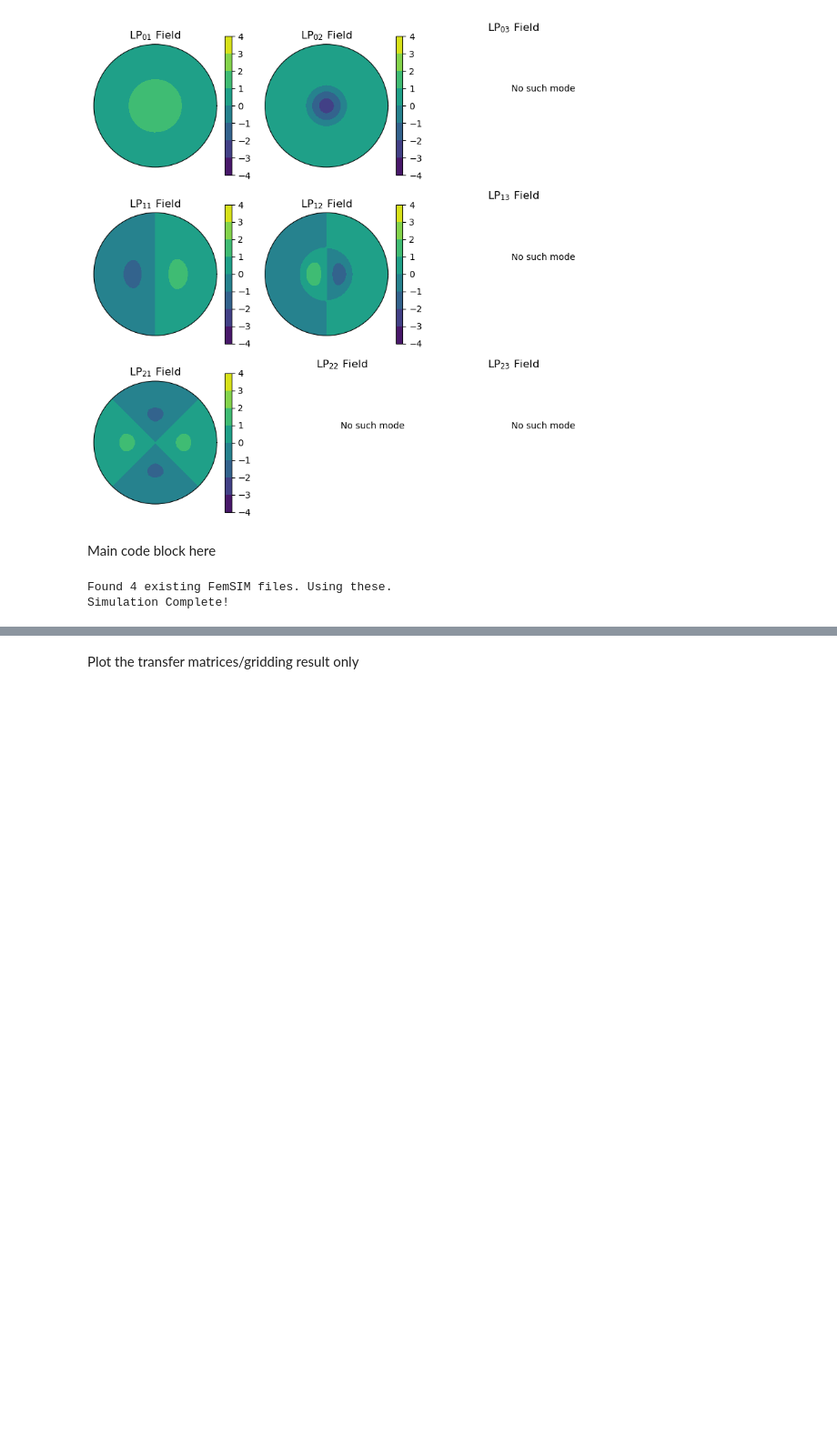
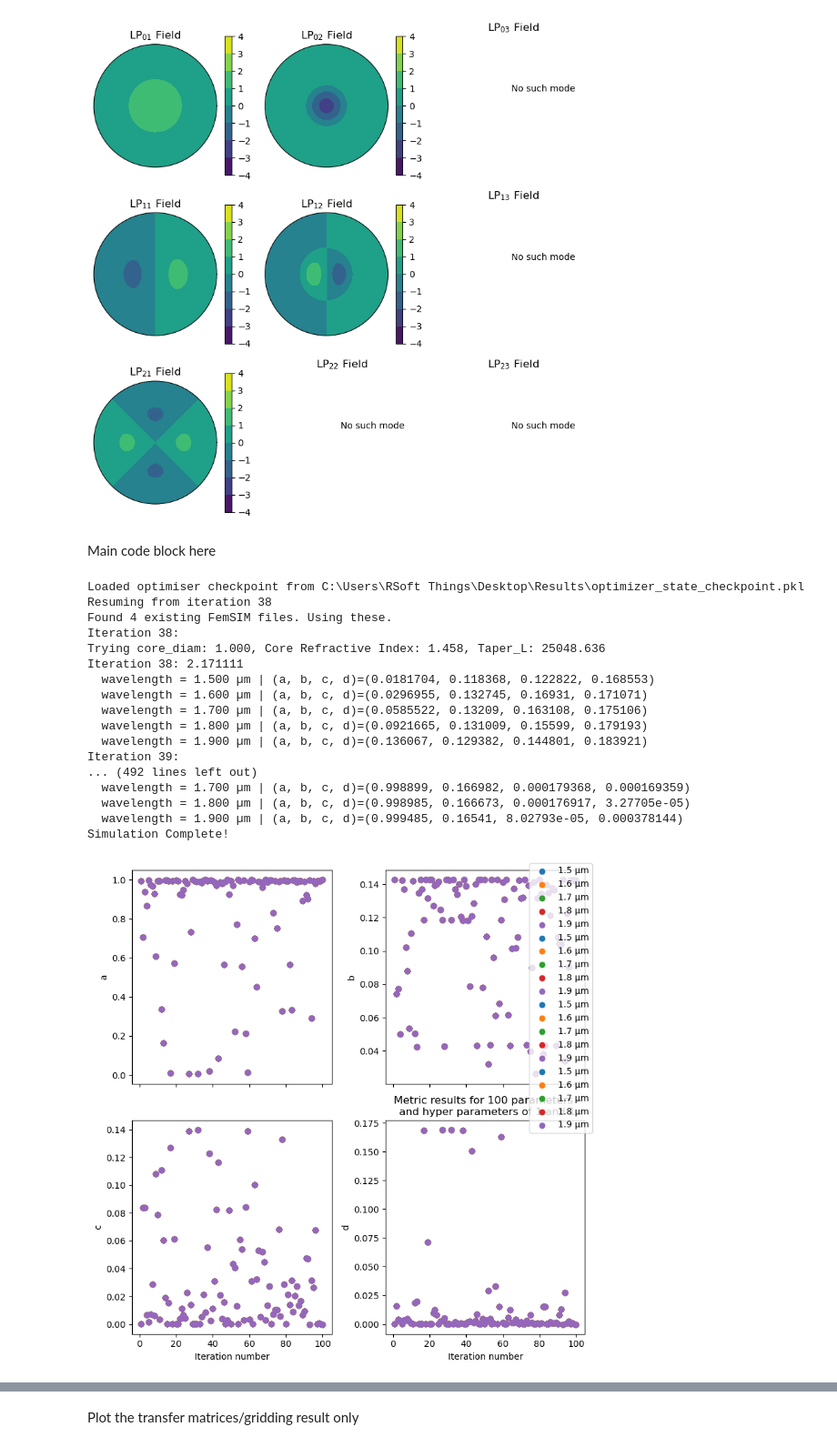
Before and after one commit to SAIL-Labs/RSoft-Automaton, a Jupyter notebook: Data_Manip.ipynb, the cells around one changed output, grey strips where cells are left out. Shown at 91% size. Saved outputs shown, nothing was run; the diff lists cells and outputs as text; code cells hidden in the pictures; blank space fills up the shorter version.

```diff
--- a/Data_Manip.ipynb
+++ b/Data_Manip.ipynb
@@ -140,12 +140,12 @@ simulation_val = {
     # "launch_mode": 0,
     # "launch_mode_radial": 1, # note: setting this to "*" will automatically set "launch_mode" to "*" in RSoft
     "launch_normalization": 1,
-    "core_to_monitor": 3, #note this is after reordering!
+    "core_to_monitor": 1, #note this is after reordering!
     "metric": 'TF',
-    "num_paras": 200, # number of samples to choose, scaled by n_points
+    "num_paras": 100, # number of samples to choose, scaled by n_points
     "n_points": 1, # number of simultaneous parameter vectors to sample
     "skip_core": None, #[5],
-    "add_cladding_to_cores": [0,1,3,4,5,6], #None ,#[0],[0,1,2,3,4,5,6,7],
+    "add_cladding_to_cores": None, # [0,1,3,4,5,6],#[0],[0,1,2,3,4,5,6,7],
     "fixed_fem_file": False,
     # these bottom 2 MUST be here for mode selective behaviour
     "mode_selective": 1, # 0 is no mode-selectivity
@@ -155,16 +155,16 @@ simulation_val = {
     "industry_neff_values": False,
     "industry_neff_file": r"C:\Users\RSoft Things\OneDrive - The University of Sydney (Students)\New Caprica Backup\industry_neff_values.txt",
     # code for user profiles
-    "use_profile": True, # determines whether user profiles are being used
+    "use_profile": False, # determines whether user profiles are being used
     "num_profile": 1, # number of user profiles to use
     "profile": ["testing_1d.dat"], # name of the user profile
 
-    "simulate_tf_metric": False,
+    "simulate_tf_metric": True,
     "gridding": False,
     "Fem_present": True,
-    "sellmeier": True,
+    "sellmeier": False,
     "Si_RI_ref_wavelength": 0,
-    "pre_taper": True,
+    "pre_taper": False,
     "pre_taper_val": 1.56 # must be a float
 }
 
@@ -261,30 +261,46 @@ if simulation_val["simulate_tf_metric"]:
 
     # Taper ratio vs Core neff
     ax3 = fig.add_subplot(gs[2, 0])
     comp3 = ax3.scatter(core_neff, taper_length, c=throughput, cmap='viridis_r', s=80, edgecolor='k')
     ax3.set_xlabel("Core neff")
     ax3.set_ylabel(r"Taper Length ($\mu m$)")
 
     ax4 = fig.add_subplot(gs[:, 1], projection='3d')
     comp3d = ax4.scatter(core_diam, core_neff, taper_length, c=throughput, cmap='viridis_r', s=50, edgecolor='k')
     ax4.set_xlabel(r'Core diameter ($\mu m$)')
     ax4.set_ylabel("Core neff")
     ax4.set_zlabel(r"Taper Length ($\mu m$)")
     cbar4 = plt.colorbar(comp3d, ax=ax4, shrink=0.6)
     cbar4.set_label("Loss Function")
 
     plt.tight_layout()
     plt.show()
     fig.savefig(f"Bayesian Opt Results\{simulation_val['num_paras']}_params_gridsize_{simulation_val['grid_size']}bayesianresult_hyperparam{hyp_param_b}_{hyp_param_c}.png")
 
     np.save(f"Bayesian Opt Results\{simulation_val['num_paras']}_params_gridsize_{simulation_val['grid_size']}list_of_results_hyperparam{hyp_param_b}_{hyp_param_c}.npy", tf_list, allow_pickle = True)
 
 else:
     # dump tf_list so you don't need to re-run the simulation for the amplitude/phases
     if simulation_val["gridding"]:
         np.save("Gridding_results.npy", np.array(tf_list, dtype=object), allow_pickle = True)
     else:
         np.save("Individual_results.npy", np.array(tf_list, dtype=object), allow_pickle = True)
 # %% [output]
+Loaded optimiser checkpoint from C:\Users\RSoft Things\Desktop\Results\optimizer_state_checkpoint.pkl
+Resuming from iteration 38
 Found 4 existing FemSIM files. Using these.
+Iteration 38:
+Trying core_diam: 1.000, Core Refractive Index: 1.458, Taper_L: 25048.636
+Iteration 38: 2.171111
+  wavelength = 1.500 µm | (a, b, c, d)=(0.0181704, 0.118368, 0.122822, 0.168553)
+  wavelength = 1.600 µm | (a, b, c, d)=(0.0296955, 0.132745, 0.16931, 0.171071)
+  wavelength = 1.700 µm | (a, b, c, d)=(0.0585522, 0.13209, 0.163108, 0.175106)
+  wavelength = 1.800 µm | (a, b, c, d)=(0.0921665, 0.131009, 0.15599, 0.179193)
+  wavelength = 1.900 µm | (a, b, c, d)=(0.136067, 0.129382, 0.144801, 0.183921)
+Iteration 39:
+... (492 lines left out)
+  wavelength = 1.700 µm | (a, b, c, d)=(0.998899, 0.166982, 0.000179368, 0.000169359)
+  wavelength = 1.800 µm | (a, b, c, d)=(0.998985, 0.166673, 0.000176917, 3.27705e-05)
+  wavelength = 1.900 µm | (a, b, c, d)=(0.999485, 0.16541, 8.02793e-05, 0.000378144)
 Simulation Complete!
+[figure, added]
```
Also changed, not shown: parts of 3 cells of this notebook, 2 other files.
